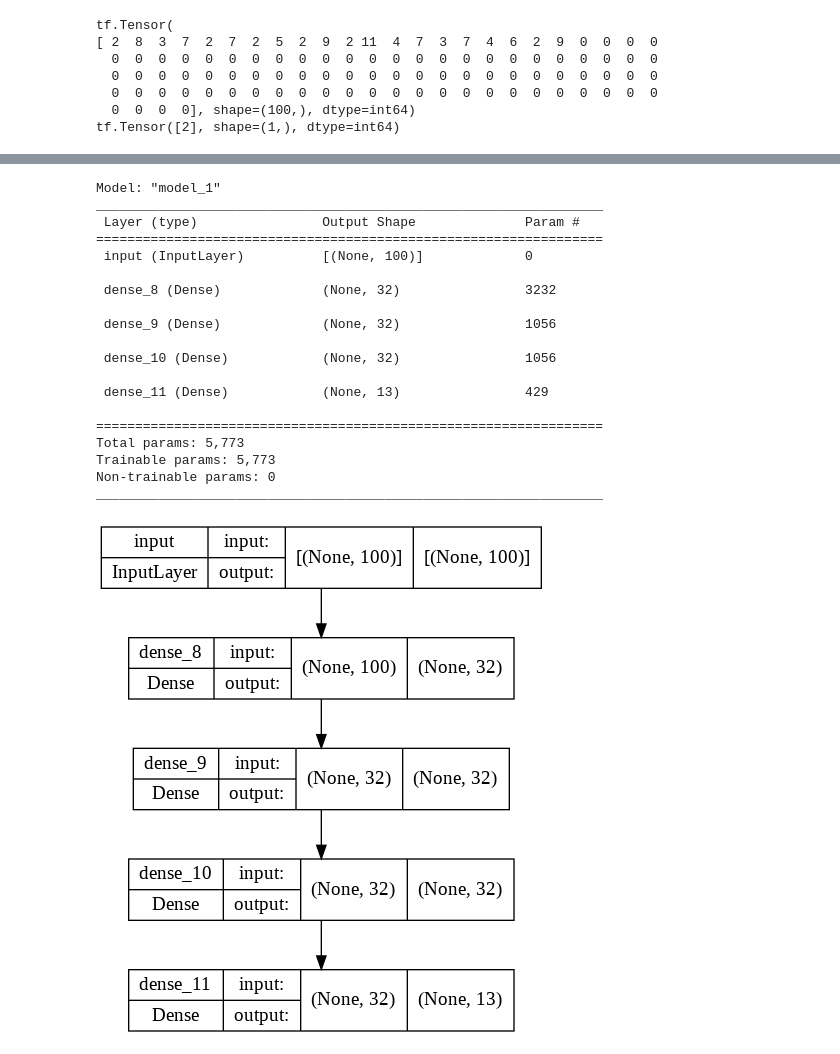
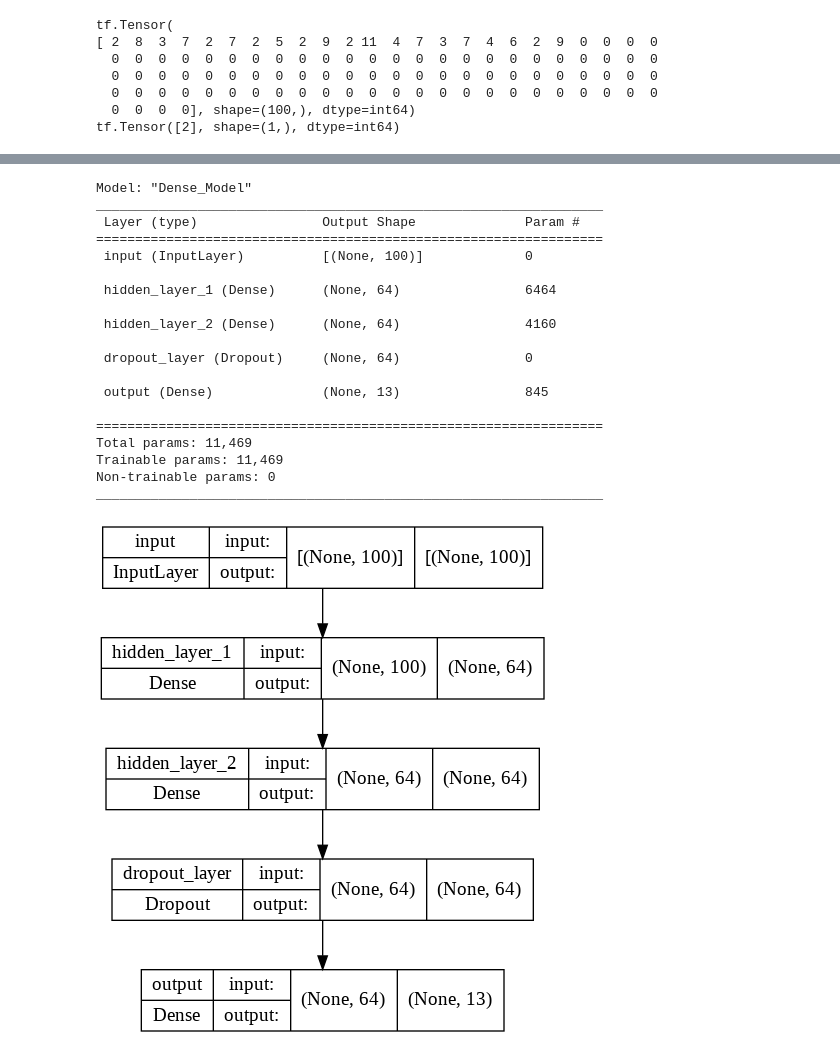
Before and after one commit to diegosol127/CSCE-636-Deep-Learning, a Jupyter notebook: Homework/CSCE_636_Proj03_Sol.ipynb, the cells around one changed output, grey strips where cells are left out. Saved outputs shown, nothing was run; the diff lists cells and outputs as text; code cells hidden in the pictures.

Commit message:
Proj03 dense model 31.47%

```diff
--- a/Homework/CSCE_636_Proj03_Sol.ipynb
+++ b/Homework/CSCE_636_Proj03_Sol.ipynb
@@ -101,32 +120,32 @@ tf.Tensor([2], shape=(1,), dtype=int64)
 # %%
 inputs = keras.Input(shape=(100), name="input")
-x = layers.Dense(32, activation="relu")(inputs)
-x = layers.Dense(32, activation="relu")(x)
-x = layers.Dense(32, activation="relu")(x)
-outputs = layers.Dense(13, activation="softmax")(x)
+x = layers.Dense(64, activation="relu", name="hidden_layer_1")(inputs)
+x = layers.Dense(64, activation="relu", name="hidden_layer_2")(x)
+x = layers.Dropout(0.5, name="dropout_layer")(x)
+outputs = layers.Dense(13, activation="softmax", name="output")(x)
 
-model = keras.Model(inputs, outputs)
-model.summary()
+dense_model = keras.Model(inputs, outputs, name="Dense_Model")
+dense_model.summary()
 
-tf.keras.utils.plot_model(model, show_shapes=True)
+tf.keras.utils.plot_model(dense_model, show_shapes=True)
 # %% [output]
-Model: "model_1"
+Model: "Dense_Model"
 _________________________________________________________________
  Layer (type)                Output Shape              Param #
 =================================================================
  input (InputLayer)          [(None, 100)]             0
 
- dense_8 (Dense)             (None, 32)                3232
+ hidden_layer_1 (Dense)      (None, 64)                6464
 
- dense_9 (Dense)             (None, 32)                1056
+ hidden_layer_2 (Dense)      (None, 64)                4160
 
- dense_10 (Dense)            (None, 32)                1056
+ dropout_layer (Dropout)     (None, 64)                0
 
- dense_11 (Dense)            (None, 13)                429
+ output (Dense)              (None, 13)                845
 
 =================================================================
-Total params: 5,773
-Trainable params: 5,773
+Total params: 11,469
+Trainable params: 11,469
 Non-trainable params: 0
 _________________________________________________________________
-[figure, old version]
+[figure, new version]
```
Also changed, not shown: parts of 17 cells of this notebook.
